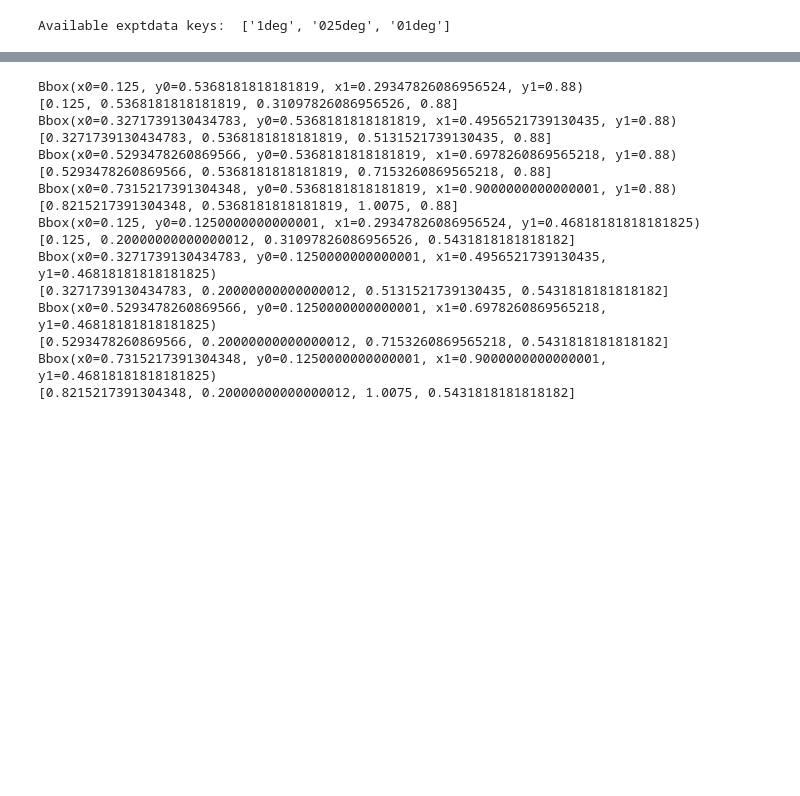
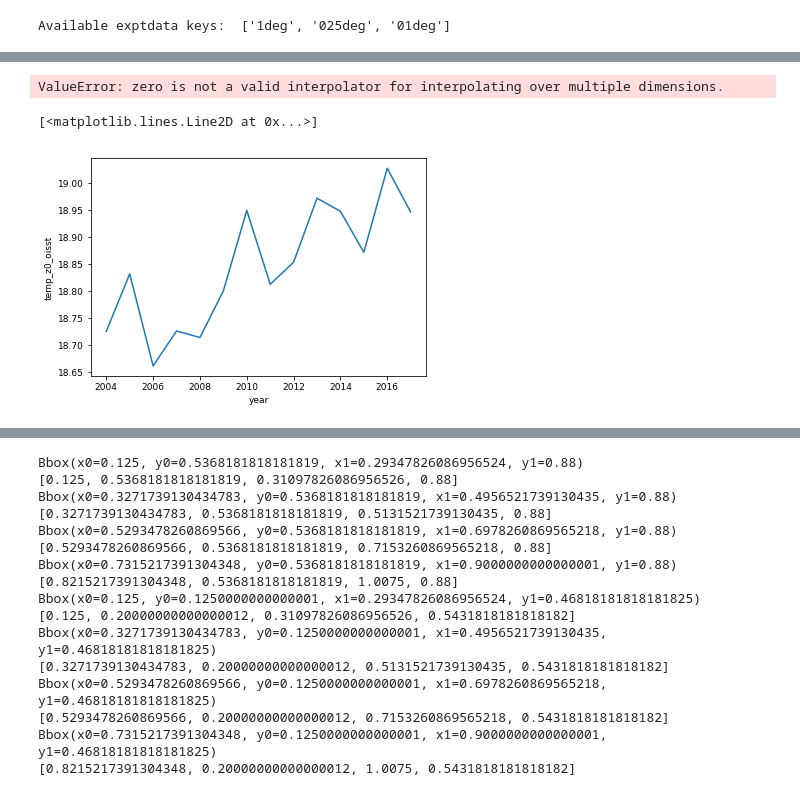
Before and after one commit to ERDuran/Australian-waters-diagnostics, a Jupyter notebook: scripts/p40_plot_SST.ipynb, the cells around one changed output, grey strips where cells are left out. Saved outputs shown, nothing was run; the diff lists cells and outputs as text; code cells hidden in the pictures; blank space fills up the shorter version.

```diff
--- a/scripts/p40_plot_SST.ipynb
+++ b/scripts/p40_plot_SST.ipynb
@@ -46,7 +46,7 @@ IPython.notebook.kernel.execute('nb_name = ' + '"' + IPython.notebook.notebook_n
 # %% [output]
 [interactive output not drawn]
 # %%
-input_path = '/g/data/e14/erd561/Australia_3/'
+input_path = '/g/data/e14/erd561/Australia_2004-2017/'
 # %%
 temp_z0_1_mod = xr.open_dataset(input_path + 'temp_z0_1_mod.nc').temp_z0_1_mod
 print(temp_z0_1_mod)
@@ -162,3 +440,14 @@ Coordinates:
+# %%
+temp_z0_oisst.interp({'lat':temp_z0_1_mod.yt_ocean, 'lon':temp_z0_1_mod.xt_ocean-360}, method='zero')\
+.mean('yt_ocean').mean('xt_ocean').plot()
+# %% [output]
+ValueError: zero is not a valid interpolator for interpolating over multiple dimensions.
+# %%
+temp_z0_oisst\
+.mean('lat').mean('lon').plot()
+# %% [output]
+[<matplotlib.lines.Line2D at 0x...>]
+[figure, added]
 # %%
 def bbox(pos):
     return matplotlib.transforms.Bbox(np.array([[pos[0],pos[1]],[pos[2],pos[3]]]))
```
Also changed, not shown: parts of 8 cells of this notebook, 21 other files.
